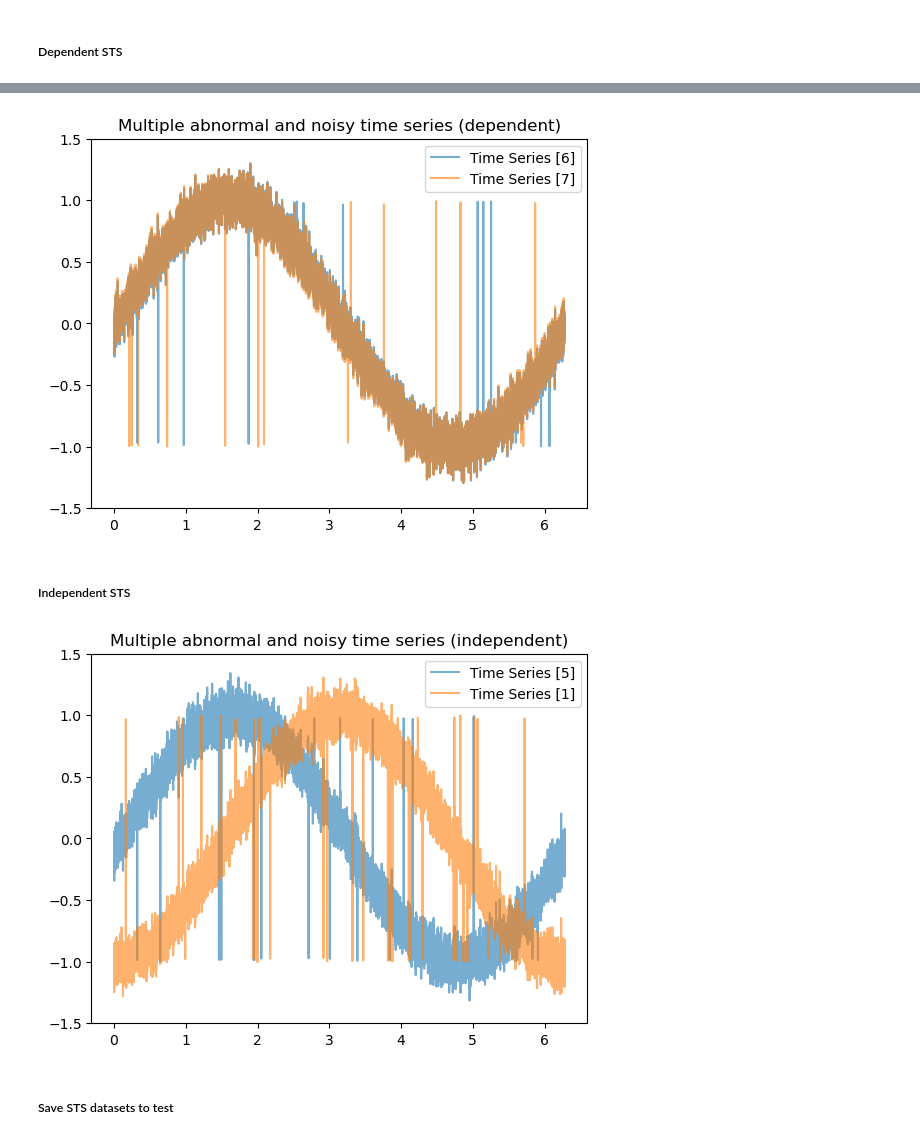
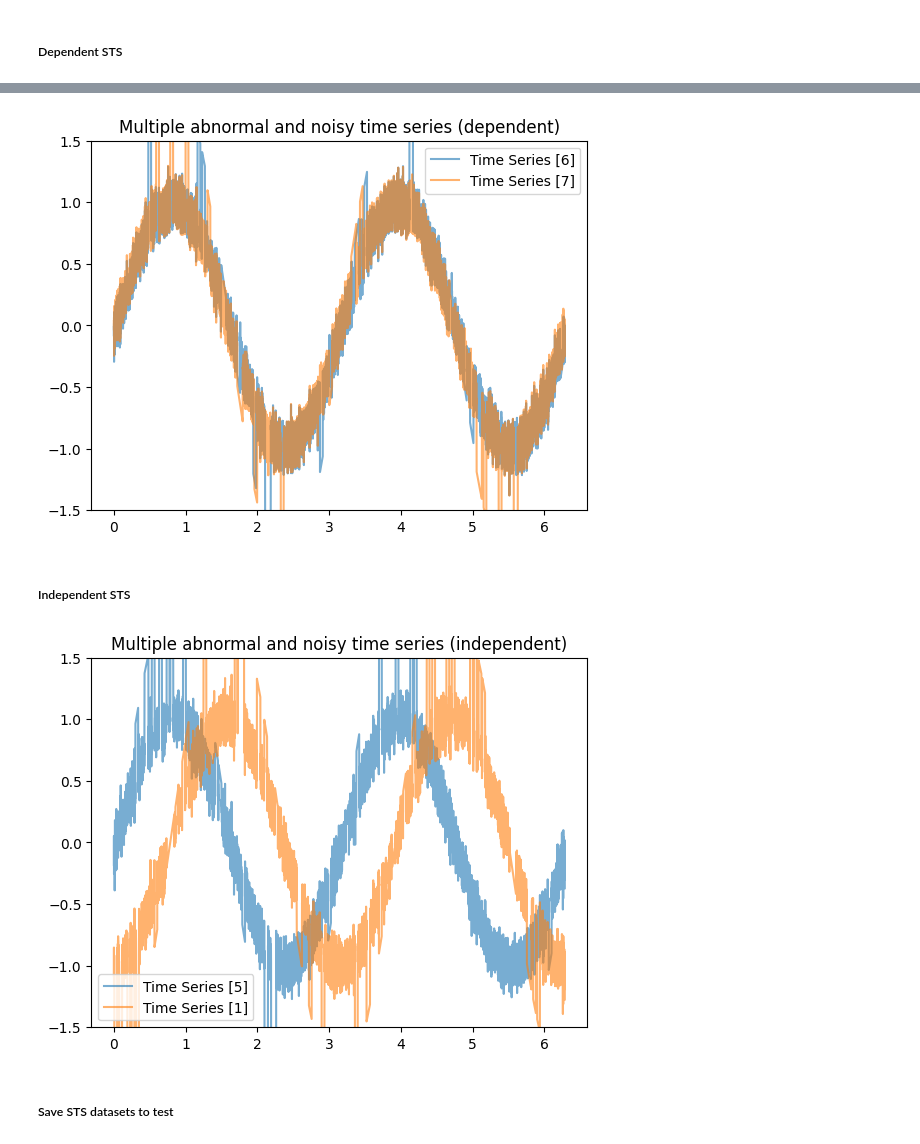
Before and after one commit to CristoferSilva/SyntheticTimeSeriesDataset, a Jupyter notebook: syntheticTimeSeriesDataset.ipynb, the cells around one changed output, grey strips where cells are left out. Drawn from its saved outputs; the diff is of its cells as text; code cells hidden in the pictures.

Commit message:
Add overlap anomaly strategy

```diff
--- a/syntheticTimeSeriesDataset.ipynb
+++ b/syntheticTimeSeriesDataset.ipynb
@@ -47,7 +55,28 @@ Note: you may need to restart the kernel to use updated packages.
 ### Generate synthetic time series (STS)
 # %%
 tmsg = TimeSerieGenerator()
-time_series = tmsg.generate_multiple_time_series(time_series_size=8000, shift_numbers=[2,4,8,16,32,64,128,256])
+shiftBySeries = {
+    'ts0' : 2,
+    'ts1' : 4,
+    'ts2' : 8,
+    'ts3' : 16,
+    'ts4' : 32,
+    'ts5' : 64,
+    'ts6' : 128,
+    'ts7' : 256,
+}
+
+time_series = tmsg.generate_multiple_time_series(time_series_size=8000, shift_numbers=[
+    shiftBySeries['ts0'],
+    shiftBySeries['ts1'],
+    shiftBySeries['ts2'],
+    shiftBySeries['ts3'],
+    shiftBySeries['ts4'],
+    shiftBySeries['ts5'],
+    shiftBySeries['ts6'],
+    shiftBySeries['ts7'],
+])
+
 tmsg.save(np.array(time_series).T, 'data/all_SMultipleTimeSeries.csv')
 # %%
 time_series_name = []
@@ -190,8 +237,11 @@ plt.show()
 dependent_time_series = tmsg.generate_multiple_time_series_with_noise([time_series[6], time_series[7]])
 
 
-dependent_time_series[0],test_labels_dependent_1 = tmsg.put_gaussian_anomaly_points(time_series=dependent_time_series[0], amount=20)
-dependent_time_series[1],test_labels_dependent_2 = tmsg.put_gaussian_anomaly_points(time_series=dependent_time_series[1], amount=20)
+ts0_anomaly_overlap = tmsg.generate_time_serie(size=len(time_series[6]), shift_number=shiftBySeries['ts6'], multiplicator= 2)
+ts1_anomaly_overlap = tmsg.generate_time_serie(size=len(time_series[7]), shift_number=shiftBySeries['ts7'], multiplicator= 2)
+
+dependent_time_series[0],test_labels_dependent_1 = tmsg.put_overlap_anomaly_points(time_serie=dependent_time_series[0], amount=20, seriesofAbnormalPoints=[ts0_anomaly_overlap])
+dependent_time_series[1],test_labels_dependent_2 = tmsg.put_overlap_anomaly_points(time_serie=dependent_time_series[1], amount=20, seriesofAbnormalPoints=[ts1_anomaly_overlap])
 
 #Union Labels
 test_labels_dependent = test_labels_dependent_1.copy()
@@ -201,23 +251,27 @@ tmsg.plot_time_series(time_series=dependent_time_series, time_series_name=['6',
 plt.title("Multiple abnormal and noisy time series (dependent)")
 plt.show()
 # %% [output]
-[figure, old version]
+[figure, new version]
 # %% [markdown]
 ##### Independent STS
 # %%
-independent_time_series = tmsg.generate_multiple_time_series_with_noise([time_series[5], time_series[1]])
-independent_time_series[0],test_labels_independent_1 = tmsg.put_gaussian_anomaly_points(time_series=independent_time_series[0], amount=25)
-independent_time_series[1],test_labels_independent_2 = tmsg.put_gaussian_anomaly_points(time_series=independent_time_series[1], amount=50)
+independent_time_series = tmsg.generate_multiple_time_series_with_noise([time_series[6], time_series[2]])
+
+ts0_anomaly_overlap = tmsg.generate_time_serie(size=len(time_series[6]), shift_number=shiftBySeries['ts6'], multiplicator= 2)
+ts1_anomaly_overlap = tmsg.generate_time_serie(size=len(time_series[2]), shift_number=shiftBySeries['ts2'], multiplicator= 2)
+
+independent_time_series[0],test_labels_independent_1 = tmsg.put_overlap_anomaly_points(time_serie=independent_time_series[0], amount=25, seriesofAbnormalPoints=[ts0_anomaly_overlap])
+independent_time_series[1],test_labels_independent_2 = tmsg.put_overlap_anomaly_points(time_serie=independent_time_series[1], amount=50, seriesofAbnormalPoints=[ts1_anomaly_overlap])
 
 #Union Labels
 test_labels_independent = test_labels_independent_1.copy()
 test_labels_independent[test_labels_independent_2 == 1] = 1
 
 tmsg.plot_time_series(time_series=independent_time_series, time_series_name=['5', '1'])
 plt.title("Multiple abnormal and noisy time series (independent)")
 plt.show()
 # %% [output]
-[figure, old version]
+[figure, new version]
 # %% [markdown]
 ##### Save STS datasets to test
 # %%
```
Also changed, not shown: parts of 12 cells of this notebook, 9 other files.
